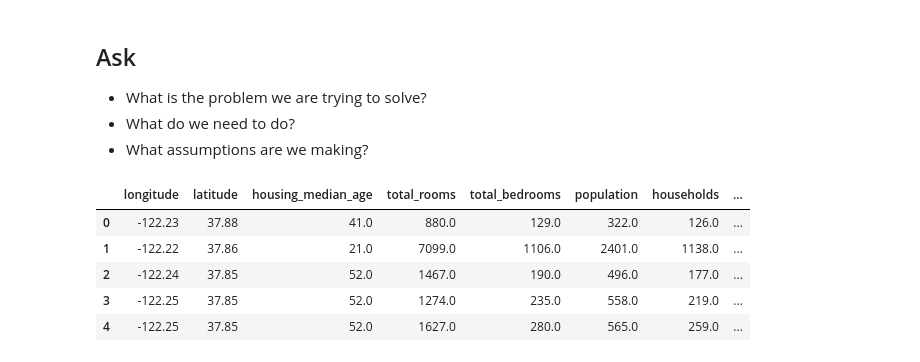
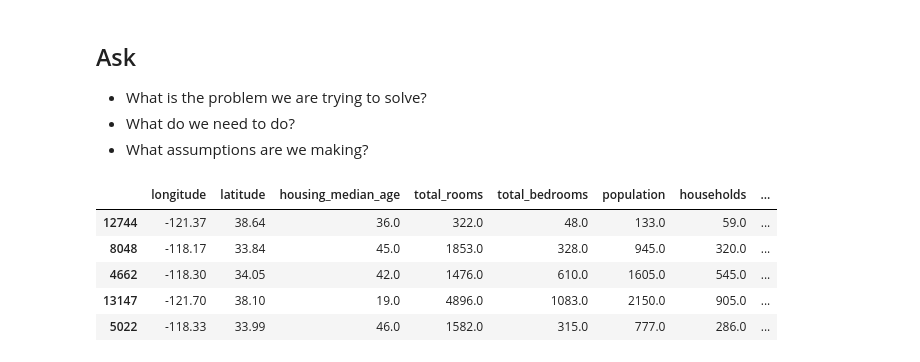
Before and after one commit to IT4063c-Spring23/In-class-sandbox, a Jupyter notebook: modules/end-to-end/notebook.ipynb, the cells around one changed output. Saved outputs shown, nothing was run; the diff lists cells and outputs as text; code cells hidden in the pictures.

```diff
--- a/modules/end-to-end/notebook.ipynb
+++ b/modules/end-to-end/notebook.ipynb
@@ -14,11 +18,11 @@ import seaborn as sns
 - What assumptions are we making?
 # %%
 housing = pd.read_csv('data/housing.csv')
-housing.head()
+housing.sample(5)
 # %% [output]
 |  | longitude | latitude | housing_median_age | total_rooms | total_bedrooms | population | households | ... |
-| 0 | -122.23 | 37.88 | 41.0 | 880.0 | 129.0 | 322.0 | 126.0 | ... |
-| 1 | -122.22 | 37.86 | 21.0 | 7099.0 | 1106.0 | 2401.0 | 1138.0 | ... |
-| 2 | -122.24 | 37.85 | 52.0 | 1467.0 | 190.0 | 496.0 | 177.0 | ... |
-| 3 | -122.25 | 37.85 | 52.0 | 1274.0 | 235.0 | 558.0 | 219.0 | ... |
-| 4 | -122.25 | 37.85 | 52.0 | 1627.0 | 280.0 | 565.0 | 259.0 | ... |
+| 12744 | -121.37 | 38.64 | 36.0 | 322.0 | 48.0 | 133.0 | 59.0 | ... |
+| 8048 | -118.17 | 33.84 | 45.0 | 1853.0 | 328.0 | 945.0 | 320.0 | ... |
+| 4662 | -118.30 | 34.05 | 42.0 | 1476.0 | 610.0 | 1605.0 | 545.0 | ... |
+| 13147 | -121.70 | 38.10 | 19.0 | 4896.0 | 1083.0 | 2150.0 | 905.0 | ... |
+| 5022 | -118.33 | 33.99 | 46.0 | 1582.0 | 315.0 | 777.0 | 286.0 | ... |
```
Also changed, not shown: parts of 19 cells of this notebook.
